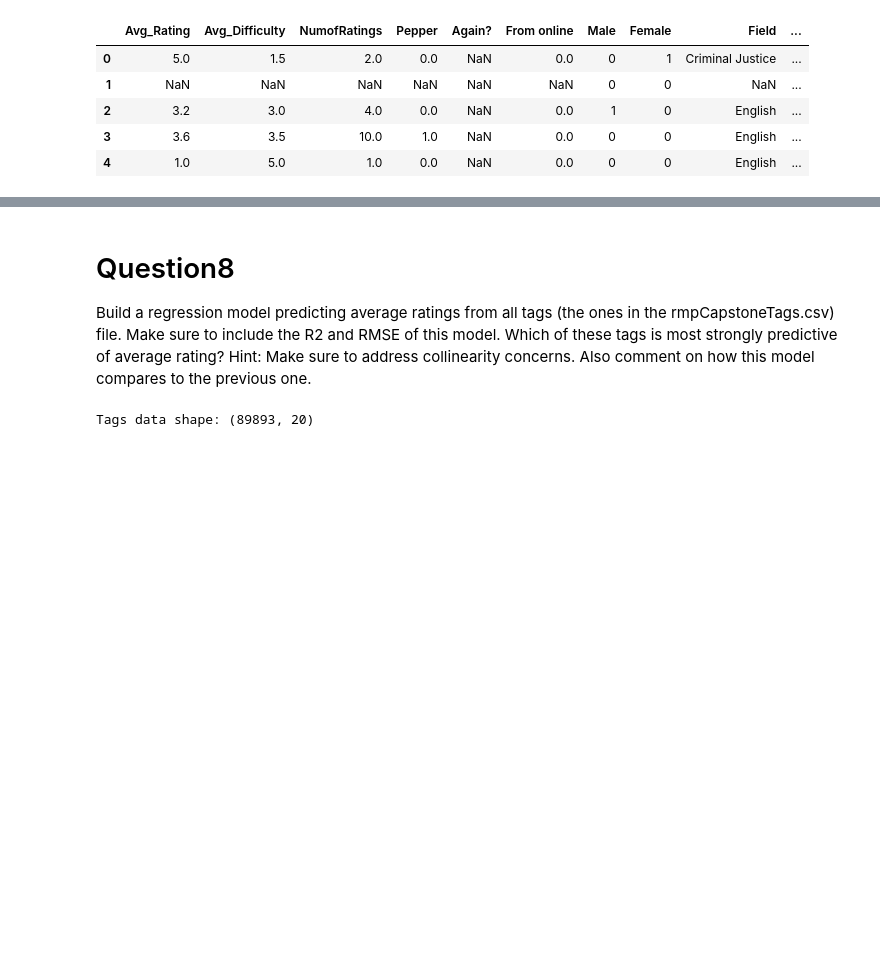
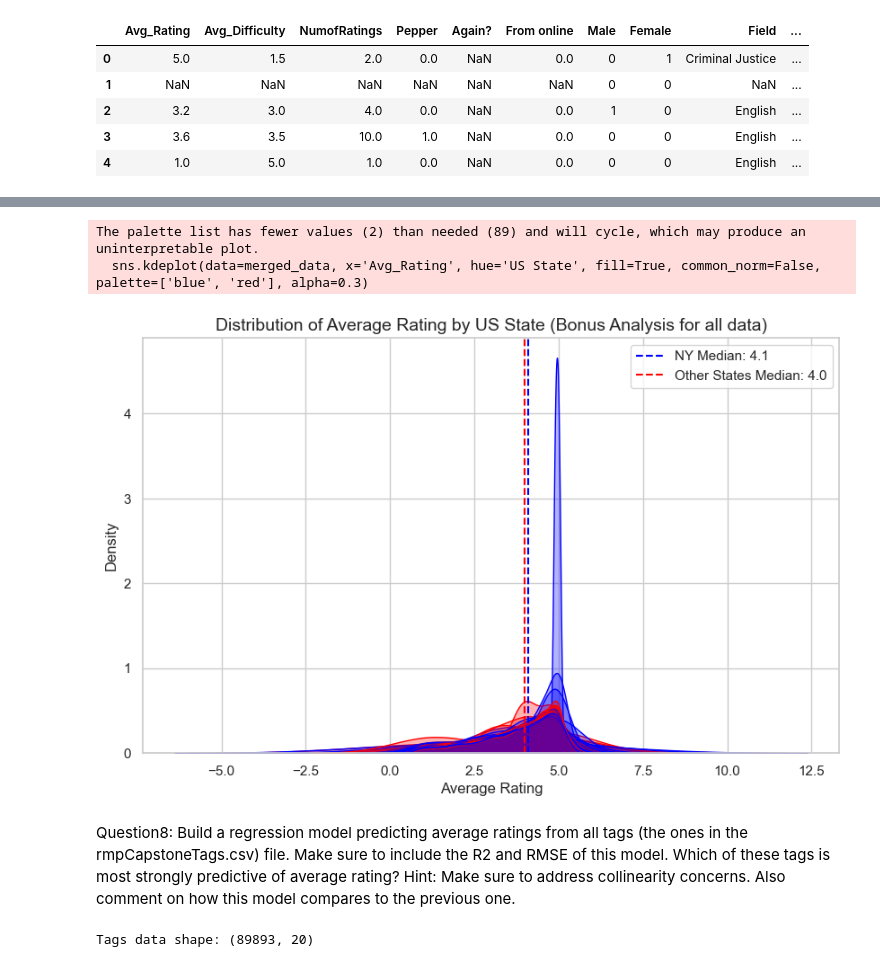
Before and after one commit to donydony228/DSGA-1001-Capstone, a Jupyter notebook: Capstone_CAP44.ipynb, the cells around one changed output, grey strips where cells are left out. Drawn from its saved outputs; the diff is of its cells as text; code cells hidden in the pictures; blank space fills up the shorter version.

```diff
--- a/Capstone_CAP44.ipynb
+++ b/Capstone_CAP44.ipynb
@@ -678,10 +738,26 @@ Mann-Whitney U test statistic: 14935670.0, p-value: 0.15128141699417114
 Using data with at least 10 ratings:
 Mann-Whitney U test statistic: 3016390.5, p-value: 0.27092093078556345
+# %%
+# Visualization: KDE Plot (Kernel Density Estimation plot)
+ny_ratings = np.median(merged_data.loc[merged_data['US State'] == 'NY', 'Avg_Rating'])
+other_ratings = np.median(merged_data.loc[merged_data['US State'] != 'NY', 'Avg_Rating'])
+
+plt.figure(figsize=(10, 6))
+sns.kdeplot(data=merged_data, x='Avg_Rating', hue='US State', fill=True, common_norm=False, palette=['blue', 'red'], alpha=0.3)
+plt.axvline(ny_ratings, color='blue', linestyle='--', label=f'NY Median: {ny_ratings}')
+plt.axvline(other_ratings, color='red', linestyle='--', label=f'Other States Median: {other_ratings}')
+
+plt.title('Distribution of Average Rating by US State (Bonus Analysis for all data)', fontsize=14)
+plt.xlabel('Average Rating')
+plt.ylabel('Density')
+plt.legend()
+plt.show()
+# %% [output]
+The palette list has fewer values (2) than needed (89) and will cycle, which may produce an uninterpretable plot.
+  sns.kdeplot(data=merged_data, x='Avg_Rating', hue='US State', fill=True, common_norm=False, palette=['blue', 'red'], alpha=0.3)
+[figure, added]
 # %% [markdown]
-# Question8
-
-
-Build a regression model predicting average ratings from all tags (the ones in the rmpCapstoneTags.csv) file. Make sure to include the R2 and RMSE of this model. Which of these tags is most strongly predictive of average rating? Hint: Make sure to address collinearity concerns. Also comment on how this model compares to the previous one.
+Question8: Build a regression model predicting average ratings from all tags (the ones in the rmpCapstoneTags.csv) file. Make sure to include the R2 and RMSE of this model. Which of these tags is most strongly predictive of average rating? Hint: Make sure to address collinearity concerns. Also comment on how this model compares to the previous one.
 # %%
 # Load tags data
 tags = pd.read_csv("rmpCapstoneTags.csv", header=None)
```
Also changed, not shown: parts of 18 cells of this notebook.
